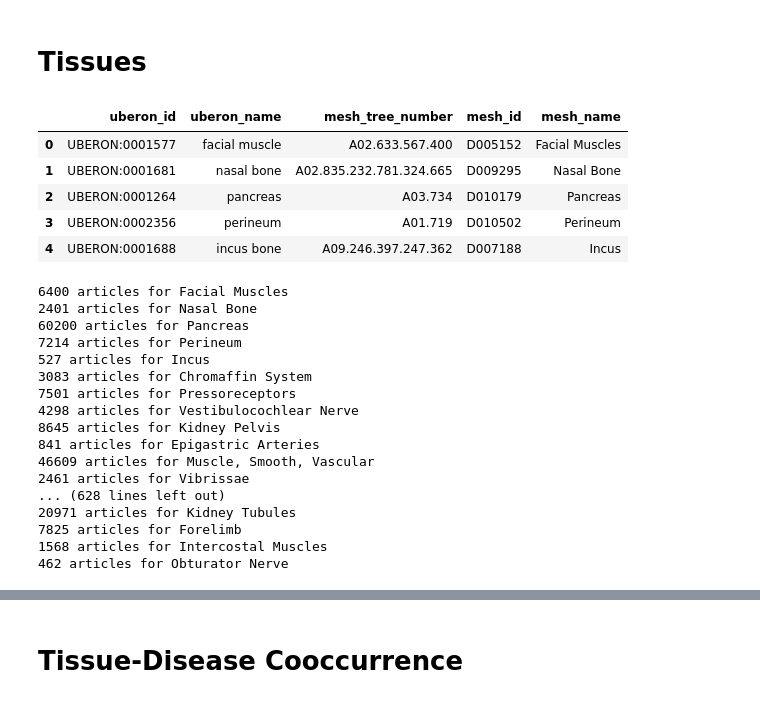
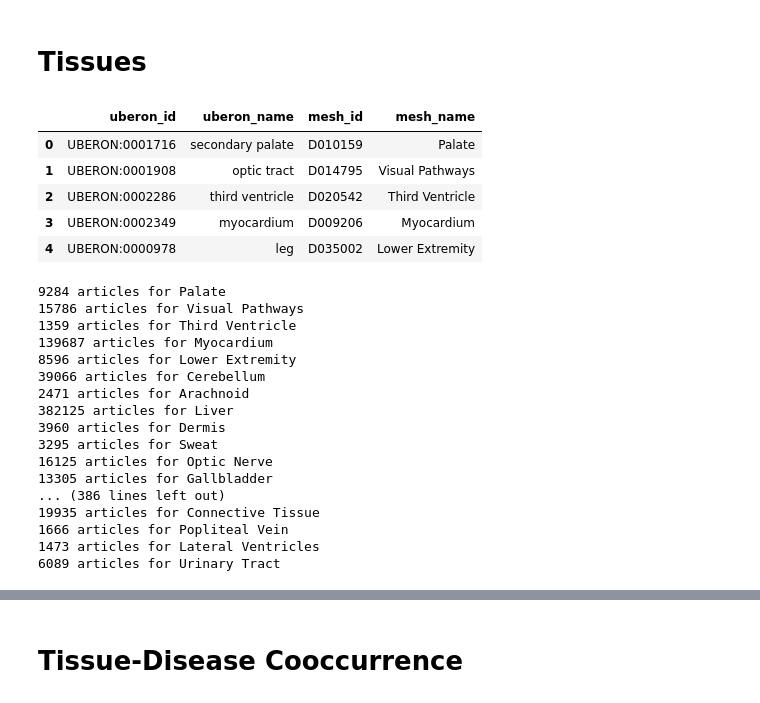
Before and after one commit to hetio/medline, a Jupyter notebook: tissues.ipynb, the cells around one changed output, grey strips where cells are left out. Cells and saved outputs as stored; diff of their text form; code cells hidden in the pictures.

Commit message:
Updated with automatic rather than manual MeSH xref data

```diff
--- a/tissues.ipynb
+++ b/tissues.ipynb
@@ -12,16 +12,16 @@ import cooccurrence
 # Tissues
 # %%
 # Read MeSH UBERON Anatomical structures
-url = 'https://raw.githubusercontent.com/dhimmel/uberon/7de0ed6238c26ea82accae6fc57accd1b845111d/data/mesh-map.tsv'
+url = 'https://raw.githubusercontent.com/dhimmel/uberon/86a9b754871e5ce7d91d2ef15bcc8f6a0ef6cda1/data/hetio-slim.tsv'
 uberon_df = pandas.read_table(url)
 uberon_df.head()
 # %% [output]
-|  | uberon_id | uberon_name | mesh_tree_number | mesh_id | mesh_name |
-| 0 | UBERON:0001577 | facial muscle | A02.633.567.400 | D005152 | Facial Muscles |
-| 1 | UBERON:0001681 | nasal bone | A02.835.232.781.324.665 | D009295 | Nasal Bone |
-| 2 | UBERON:0001264 | pancreas | A03.734 | D010179 | Pancreas |
-| 3 | UBERON:0002356 | perineum | A01.719 | D010502 | Perineum |
-| 4 | UBERON:0001688 | incus bone | A09.246.397.247.362 | D007188 | Incus |
+|  | uberon_id | uberon_name | mesh_id | mesh_name |
+| 0 | UBERON:0001716 | secondary palate | D010159 | Palate |
+| 1 | UBERON:0001908 | optic tract | D014795 | Visual Pathways |
+| 2 | UBERON:0002286 | third ventricle | D020542 | Third Ventricle |
+| 3 | UBERON:0002349 | myocardium | D009206 | Myocardium |
+| 4 | UBERON:0000978 | leg | D035002 | Lower Extremity |
 # %%
 rows_out = list()
 
@@ -37,23 +37,23 @@ for i, row in uberon_df.iterrows():
 
 uberon_pmids_df = pandas.DataFrame(rows_out)
 # %% [output]
-6400 articles for Facial Muscles
-2401 articles for Nasal Bone
-60200 articles for Pancreas
-7214 articles for Perineum
-527 articles for Incus
-3083 articles for Chromaffin System
-7501 articles for Pressoreceptors
-4298 articles for Vestibulocochlear Nerve
-8645 articles for Kidney Pelvis
-841 articles for Epigastric Arteries
-46609 articles for Muscle, Smooth, Vascular
-2461 articles for Vibrissae
-... (628 lines left out)
-20971 articles for Kidney Tubules
-7825 articles for Forelimb
-1568 articles for Intercostal Muscles
-462 articles for Obturator Nerve
+9284 articles for Palate
+15786 articles for Visual Pathways
+1359 articles for Third Ventricle
+139687 articles for Myocardium
+8596 articles for Lower Extremity
+39066 articles for Cerebellum
+2471 articles for Arachnoid
+382125 articles for Liver
+3960 articles for Dermis
+3295 articles for Sweat
+16125 articles for Optic Nerve
+13305 articles for Gallbladder
+... (386 lines left out)
+19935 articles for Connective Tissue
+1666 articles for Popliteal Vein
+1473 articles for Lateral Ventricles
+6089 articles for Urinary Tract
 # %%
 with gzip.open('data/uberon-pmids.tsv.gz', 'w') as write_file:
     write_file = io.TextIOWrapper(write_file)
```
Also changed, not shown: parts of 3 cells of this notebook, 9 other files.
